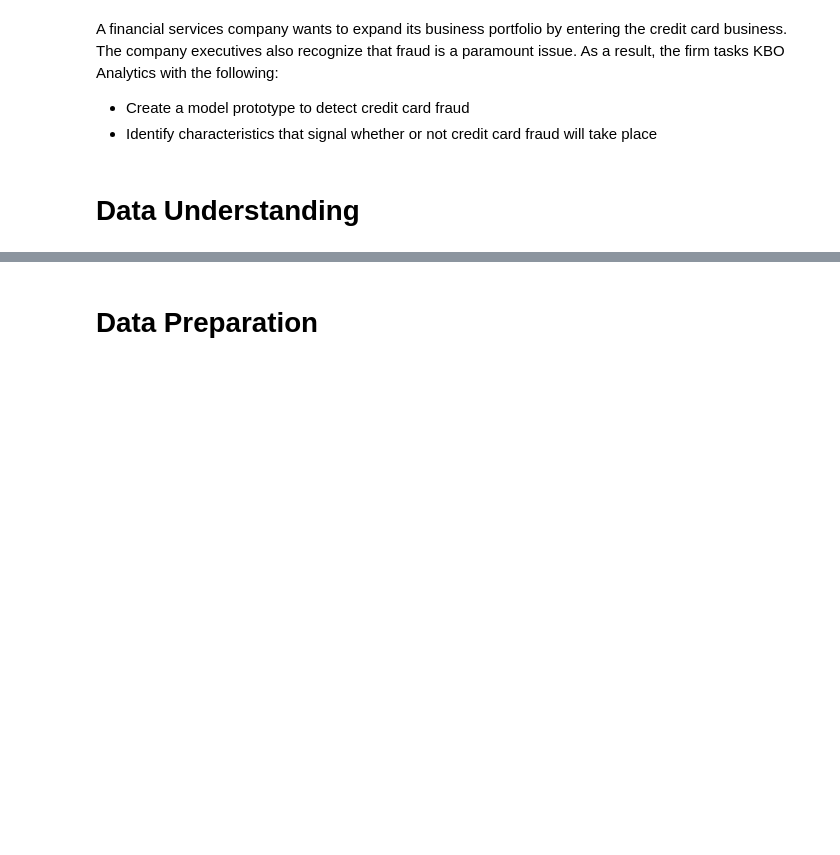
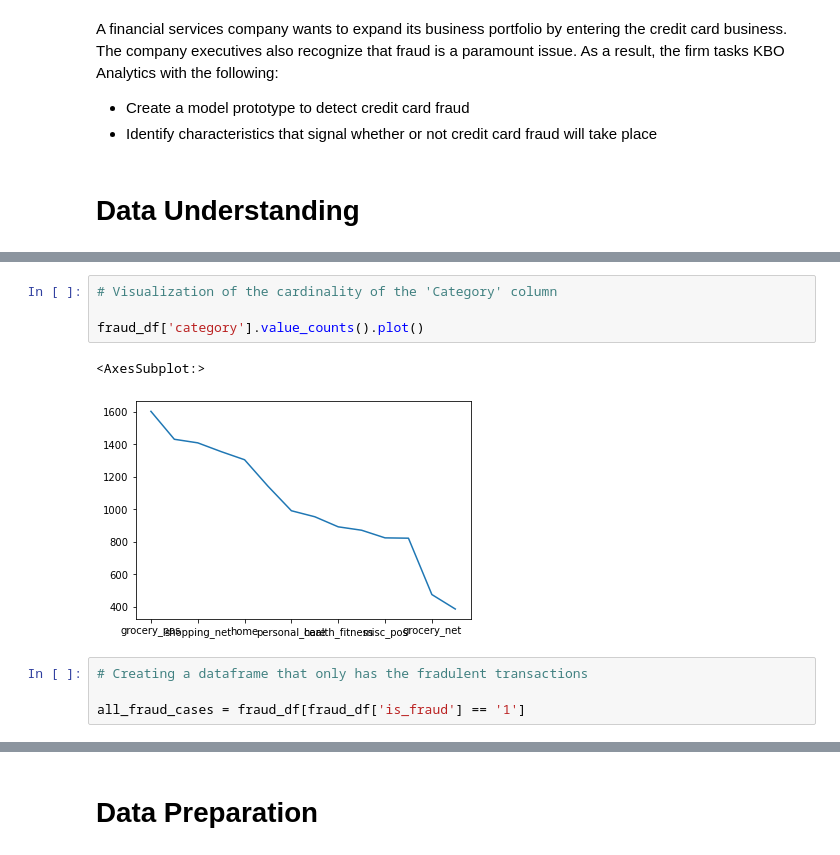
Before and after one commit to keithotuomagie/credit_card_fraud_model, a Jupyter notebook: Untitled.ipynb, the cells around one changed output, grey strips where cells are left out. Saved outputs shown, nothing was run; the diff lists cells and outputs as text; blank space fills up the shorter version.

```diff
--- a/Untitled.ipynb
+++ b/Untitled.ipynb
@@ -9,0 +355,11 @@ A financial services company wants to expand its business portfolio by entering
+# %%
+# Visualization of the cardinality of the 'Category' column
+
+fraud_df['category'].value_counts().plot()
+# %% [output]
+<AxesSubplot:>
+[figure, added]
+# %%
+# Creating a dataframe that only has the fradulent transactions
+
+all_fraud_cases = fraud_df[fraud_df['is_fraud'] == '1']
```
Also changed, not shown: parts of 46 cells of this notebook, 1 other file.
